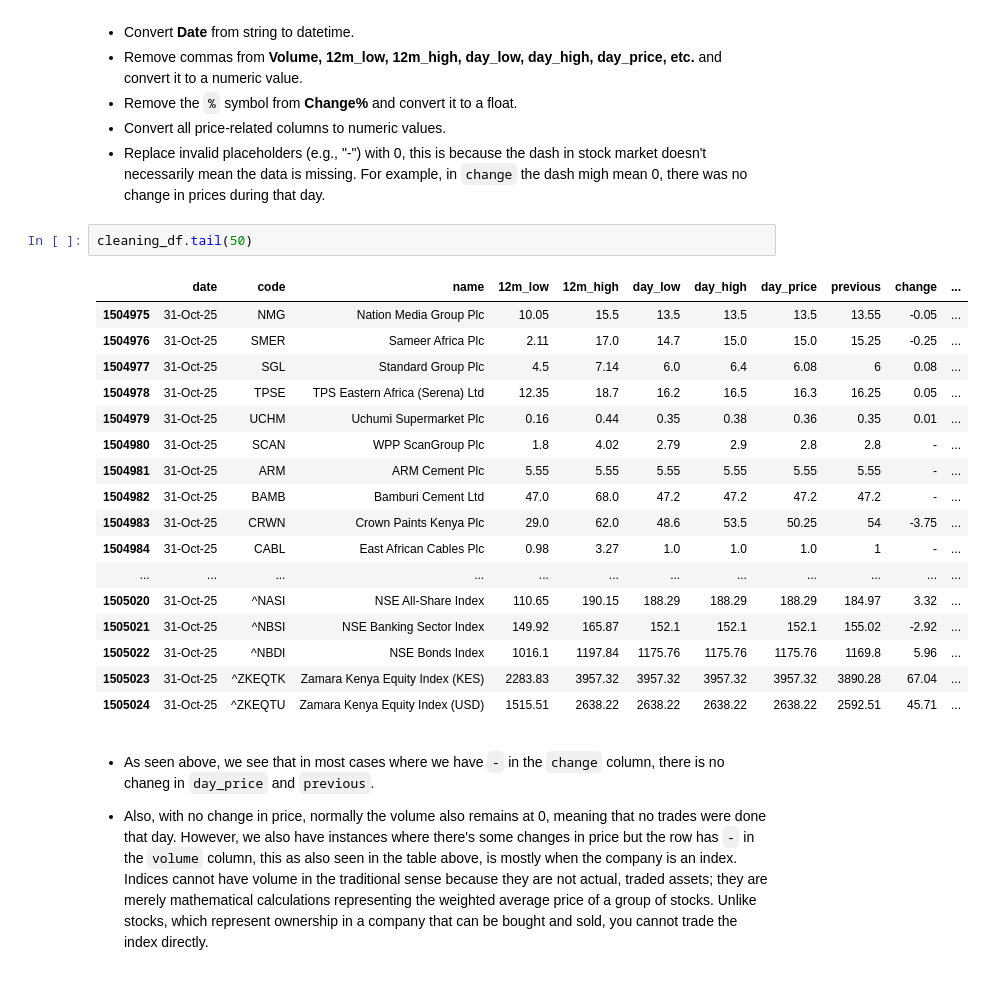
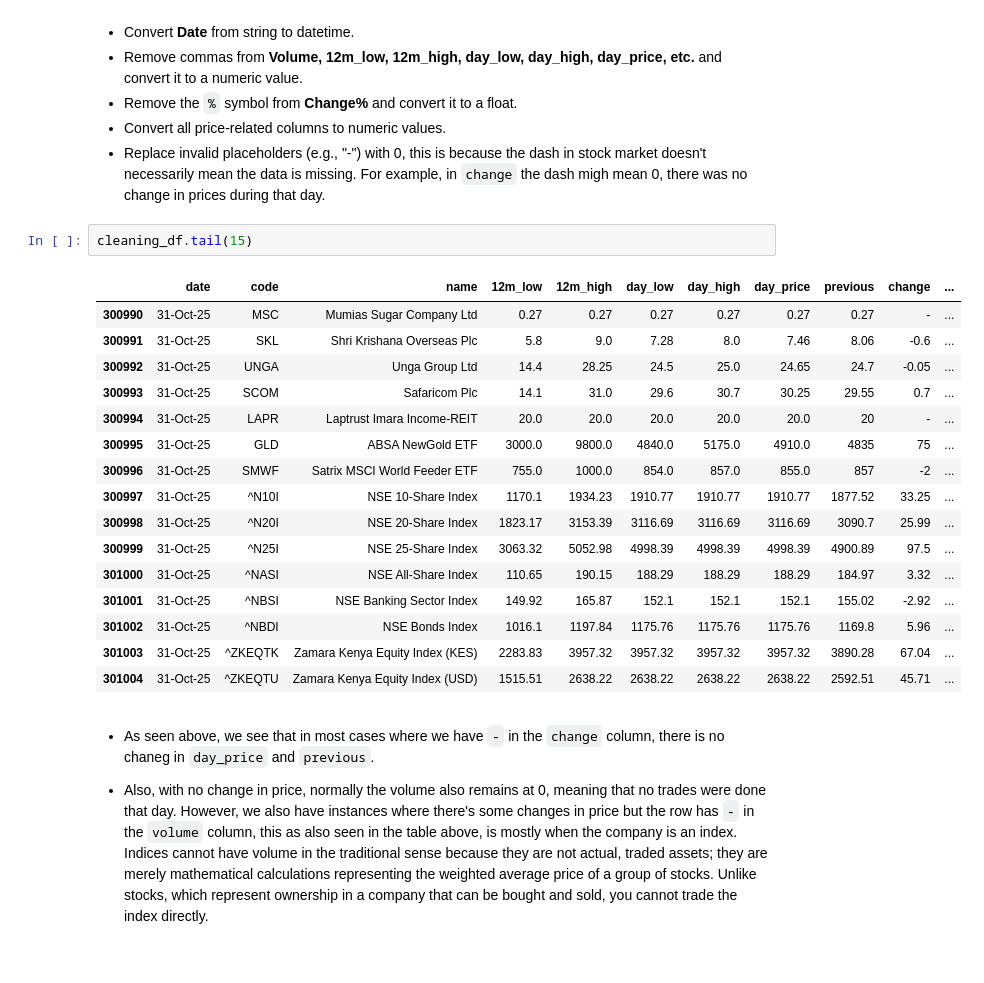
Before and after one commit to Assesa44/Stock-Market-Prediction, a Jupyter notebook: notebooks/business_understanding.ipynb, the cells around one changed output. Saved outputs shown, nothing was run; the diff lists cells and outputs as text.

Commit message:
chore: clean up data cleaning section, add documentation

```diff
--- a/notebooks/business_understanding.ipynb
+++ b/notebooks/business_understanding.ipynb
@@ -633,25 +645,24 @@ The following transformations will be applied:
 - Convert all price-related columns to numeric values.
 - Replace invalid placeholders (e.g., "-") with 0, this is because the dash in stock market doesn't necessarily mean the data is missing. For example, in `change` the dash migh mean 0, there was no change in prices during that day.
 # %%
-cleaning_df.tail(50)
+cleaning_df.tail(15)
 # %% [output]
 |  | date | code | name | 12m_low | 12m_high | day_low | day_high | day_price | previous | change | ... |
-| 1504975 | 31-Oct-25 | NMG | Nation Media Group Plc | 10.05 | 15.5 | 13.5 | 13.5 | 13.5 | 13.55 | -0.05 | ... |
-| 1504976 | 31-Oct-25 | SMER | Sameer Africa Plc | 2.11 | 17.0 | 14.7 | 15.0 | 15.0 | 15.25 | -0.25 | ... |
-| 1504977 | 31-Oct-25 | SGL | Standard Group Plc | 4.5 | 7.14 | 6.0 | 6.4 | 6.08 | 6 | 0.08 | ... |
-| 1504978 | 31-Oct-25 | TPSE | TPS Eastern Africa (Serena) Ltd | 12.35 | 18.7 | 16.2 | 16.5 | 16.3 | 16.25 | 0.05 | ... |
-| 1504979 | 31-Oct-25 | UCHM | Uchumi Supermarket Plc | 0.16 | 0.44 | 0.35 | 0.38 | 0.36 | 0.35 | 0.01 | ... |
-| 1504980 | 31-Oct-25 | SCAN | WPP ScanGroup Plc | 1.8 | 4.02 | 2.79 | 2.9 | 2.8 | 2.8 | - | ... |
-| 1504981 | 31-Oct-25 | ARM | ARM Cement Plc | 5.55 | 5.55 | 5.55 | 5.55 | 5.55 | 5.55 | - | ... |
-| 1504982 | 31-Oct-25 | BAMB | Bamburi Cement Ltd | 47.0 | 68.0 | 47.2 | 47.2 | 47.2 | 47.2 | - | ... |
-| 1504983 | 31-Oct-25 | CRWN | Crown Paints Kenya Plc | 29.0 | 62.0 | 48.6 | 53.5 | 50.25 | 54 | -3.75 | ... |
-| 1504984 | 31-Oct-25 | CABL | East African Cables Plc | 0.98 | 3.27 | 1.0 | 1.0 | 1.0 | 1 | - | ... |
-| ... | ... | ... | ... | ... | ... | ... | ... | ... | ... | ... | ... |
-| 1505020 | 31-Oct-25 | ^NASI | NSE All-Share Index | 110.65 | 190.15 | 188.29 | 188.29 | 188.29 | 184.97 | 3.32 | ... |
-| 1505021 | 31-Oct-25 | ^NBSI | NSE Banking Sector Index | 149.92 | 165.87 | 152.1 | 152.1 | 152.1 | 155.02 | -2.92 | ... |
-| 1505022 | 31-Oct-25 | ^NBDI | NSE Bonds Index | 1016.1 | 1197.84 | 1175.76 | 1175.76 | 1175.76 | 1169.8 | 5.96 | ... |
-| 1505023 | 31-Oct-25 | ^ZKEQTK | Zamara Kenya Equity Index (KES) | 2283.83 | 3957.32 | 3957.32 | 3957.32 | 3957.32 | 3890.28 | 67.04 | ... |
-| 1505024 | 31-Oct-25 | ^ZKEQTU | Zamara Kenya Equity Index (USD) | 1515.51 | 2638.22 | 2638.22 | 2638.22 | 2638.22 | 2592.51 | 45.71 | ... |
+| 300990 | 31-Oct-25 | MSC | Mumias Sugar Company Ltd | 0.27 | 0.27 | 0.27 | 0.27 | 0.27 | 0.27 | - | ... |
+| 300991 | 31-Oct-25 | SKL | Shri Krishana Overseas Plc | 5.8 | 9.0 | 7.28 | 8.0 | 7.46 | 8.06 | -0.6 | ... |
+| 300992 | 31-Oct-25 | UNGA | Unga Group Ltd | 14.4 | 28.25 | 24.5 | 25.0 | 24.65 | 24.7 | -0.05 | ... |
+| 300993 | 31-Oct-25 | SCOM | Safaricom Plc | 14.1 | 31.0 | 29.6 | 30.7 | 30.25 | 29.55 | 0.7 | ... |
+| 300994 | 31-Oct-25 | LAPR | Laptrust Imara Income-REIT | 20.0 | 20.0 | 20.0 | 20.0 | 20.0 | 20 | - | ... |
+| 300995 | 31-Oct-25 | GLD | ABSA NewGold ETF | 3000.0 | 9800.0 | 4840.0 | 5175.0 | 4910.0 | 4835 | 75 | ... |
+| 300996 | 31-Oct-25 | SMWF | Satrix MSCI World Feeder ETF | 755.0 | 1000.0 | 854.0 | 857.0 | 855.0 | 857 | -2 | ... |
+| 300997 | 31-Oct-25 | ^N10I | NSE 10-Share Index | 1170.1 | 1934.23 | 1910.77 | 1910.77 | 1910.77 | 1877.52 | 33.25 | ... |
+| 300998 | 31-Oct-25 | ^N20I | NSE 20-Share Index | 1823.17 | 3153.39 | 3116.69 | 3116.69 | 3116.69 | 3090.7 | 25.99 | ... |
+| 300999 | 31-Oct-25 | ^N25I | NSE 25-Share Index | 3063.32 | 5052.98 | 4998.39 | 4998.39 | 4998.39 | 4900.89 | 97.5 | ... |
+| 301000 | 31-Oct-25 | ^NASI | NSE All-Share Index | 110.65 | 190.15 | 188.29 | 188.29 | 188.29 | 184.97 | 3.32 | ... |
+| 301001 | 31-Oct-25 | ^NBSI | NSE Banking Sector Index | 149.92 | 165.87 | 152.1 | 152.1 | 152.1 | 155.02 | -2.92 | ... |
+| 301002 | 31-Oct-25 | ^NBDI | NSE Bonds Index | 1016.1 | 1197.84 | 1175.76 | 1175.76 | 1175.76 | 1169.8 | 5.96 | ... |
+| 301003 | 31-Oct-25 | ^ZKEQTK | Zamara Kenya Equity Index (KES) | 2283.83 | 3957.32 | 3957.32 | 3957.32 | 3957.32 | 3890.28 | 67.04 | ... |
+| 301004 | 31-Oct-25 | ^ZKEQTU | Zamara Kenya Equity Index (USD) | 1515.51 | 2638.22 | 2638.22 | 2638.22 | 2638.22 | 2592.51 | 45.71 | ... |
 # %% [markdown]
 - As seen above, we see that in most cases where we have `-` in the `change` column, there is no chaneg in `day_price` and `previous`.
 
```
Also changed, not shown: parts of 58 cells of this notebook.
